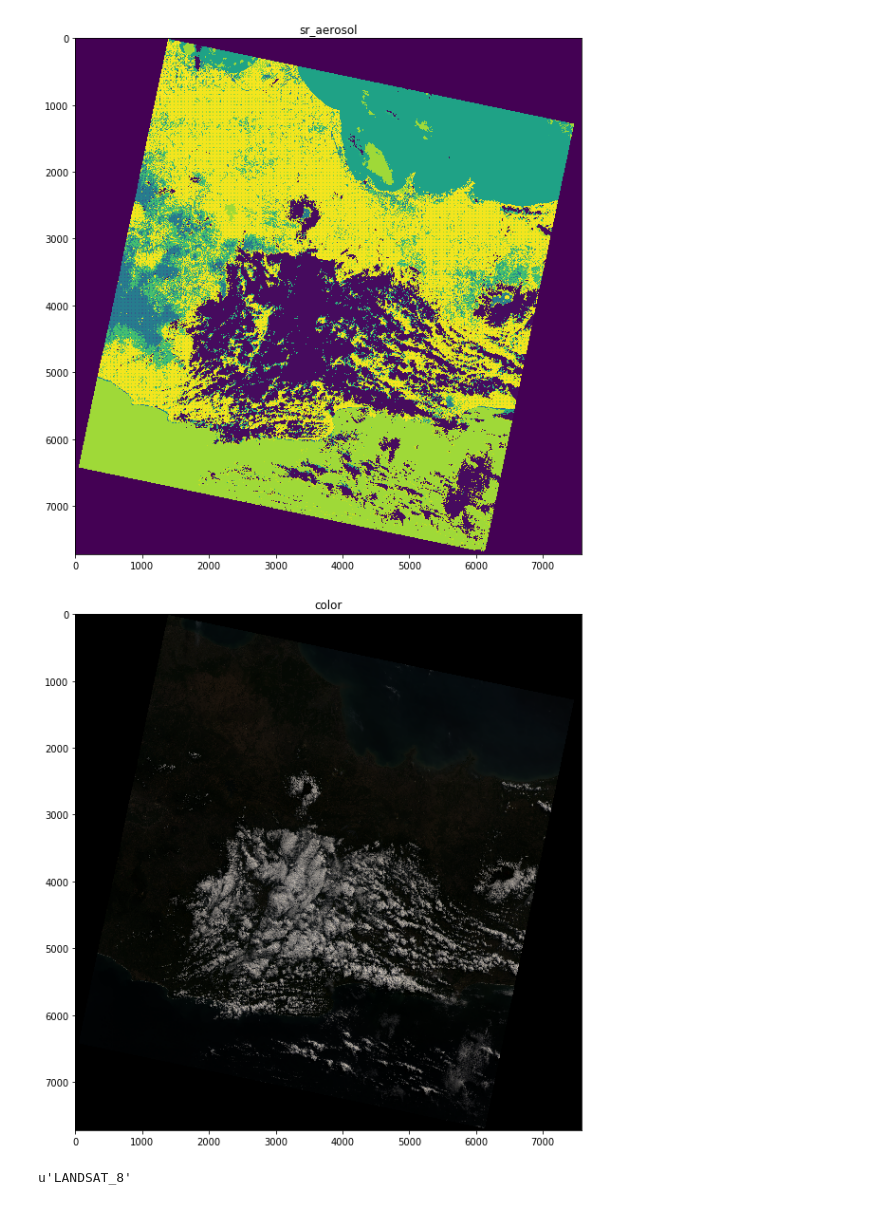
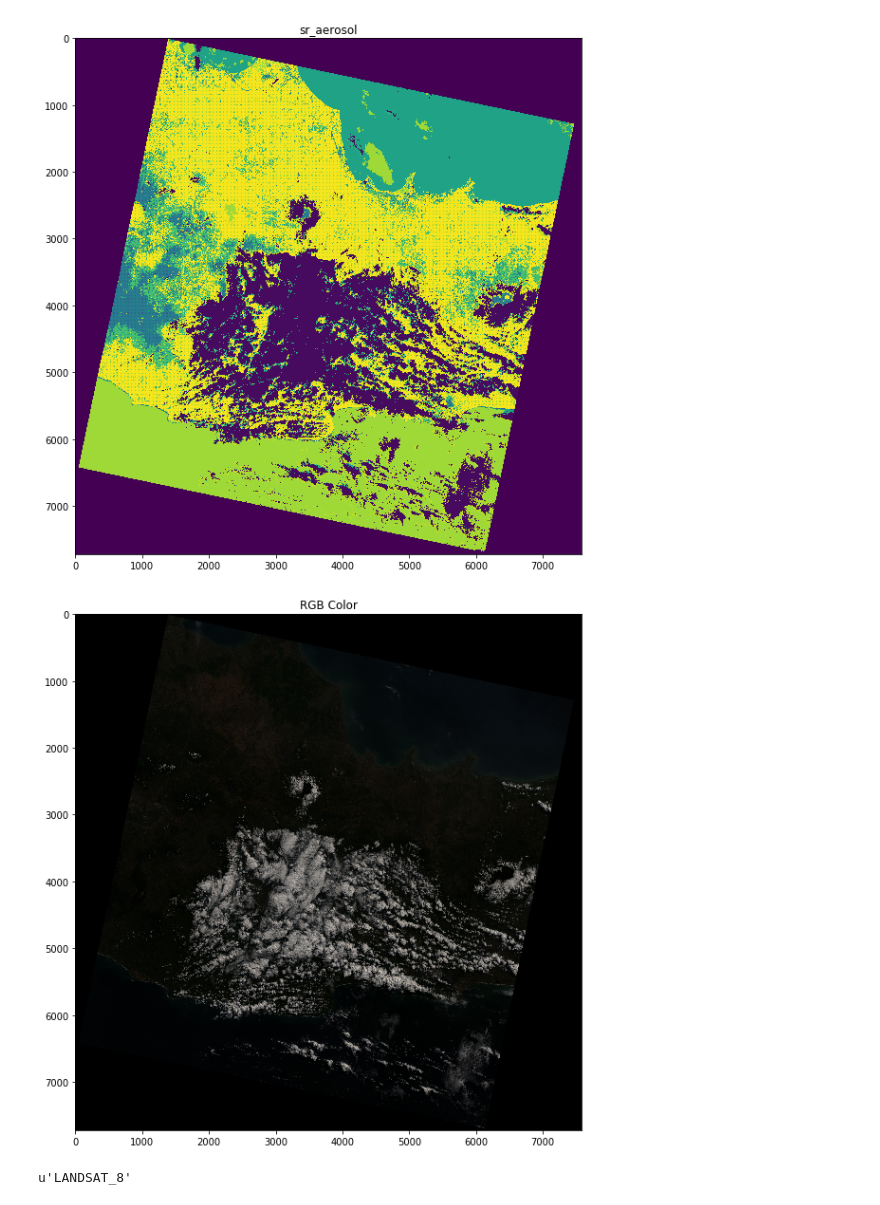
Before and after one commit to OpenGeoVis/espatools, a Jupyter notebook: Example.ipynb, the cells around one changed output. Saved outputs shown, nothing was run; the diff lists cells and outputs as text; code cells hidden in the pictures.

Commit message:
Updat notebook and images

```diff
--- a/Example.ipynb
+++ b/Example.ipynb
@@ -36,11 +36,11 @@ color = raster.GetRGB()
 # %%
 plt.figure(figsize=(10,10))
 plt.imshow(color)
-plt.title('color')
-#plt.savefig('RGB.png')
+plt.title('RGB Color')
+plt.savefig('RGB.png')
 plt.show()
 # %% [output]
-[figure, old version]
+[figure, new version]
 # %%
 raster.global_metadata.satellite
 # %% [output]
```
Also changed, not shown: 1 other file.
